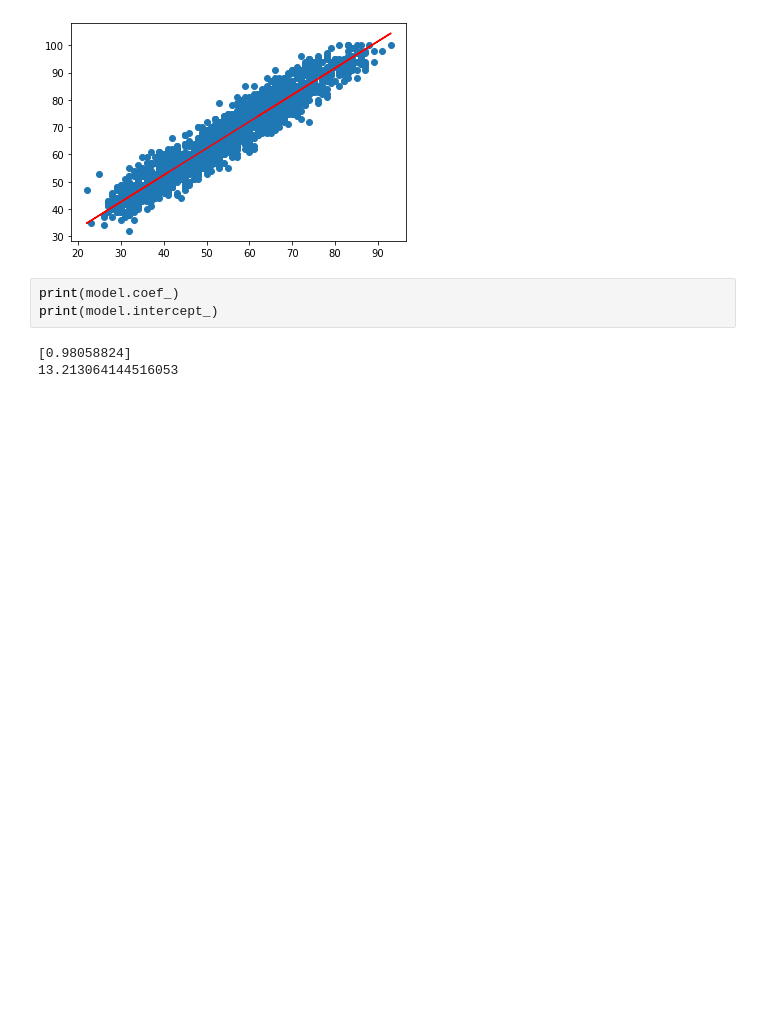
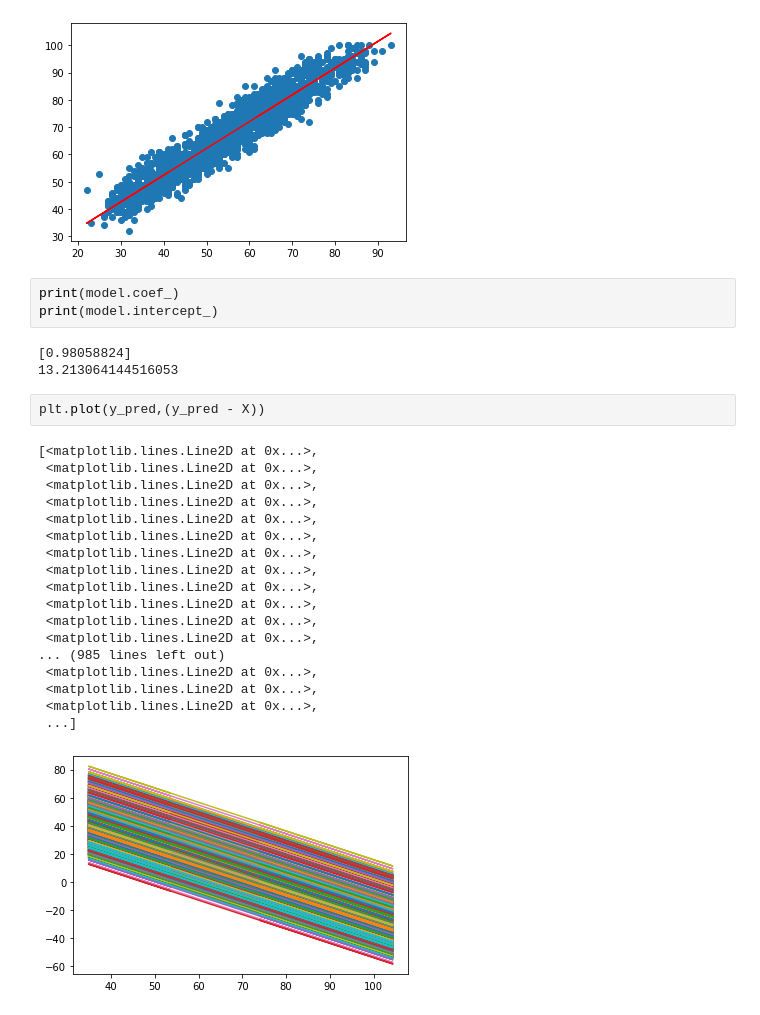
Before and after one commit to yangsue47/School_Is_Cool, a Jupyter notebook: Sandbox/Sue/Predicting_Test_Score_Modeling_2.ipynb, the cells around one changed output. Drawn from its saved outputs; the diff is of its cells as text; blank space fills up the shorter version.

```diff
--- a/Sandbox/Sue/Predicting_Test_Score_Modeling_2.ipynb
+++ b/Sandbox/Sue/Predicting_Test_Score_Modeling_2.ipynb
@@ -122,3 +122,24 @@ print(model.intercept_)
 # %% [output]
 [0.98058824]
 13.213064144516053
+# %%
+plt.plot(y_pred,(y_pred - X))
+# %% [output]
+[<matplotlib.lines.Line2D at 0x...>,
+ <matplotlib.lines.Line2D at 0x...>,
+ <matplotlib.lines.Line2D at 0x...>,
+ <matplotlib.lines.Line2D at 0x...>,
+ <matplotlib.lines.Line2D at 0x...>,
+ <matplotlib.lines.Line2D at 0x...>,
+ <matplotlib.lines.Line2D at 0x...>,
+ <matplotlib.lines.Line2D at 0x...>,
+ <matplotlib.lines.Line2D at 0x...>,
+ <matplotlib.lines.Line2D at 0x...>,
+ <matplotlib.lines.Line2D at 0x...>,
+ <matplotlib.lines.Line2D at 0x...>,
+... (985 lines left out)
+ <matplotlib.lines.Line2D at 0x...>,
+ <matplotlib.lines.Line2D at 0x...>,
+ <matplotlib.lines.Line2D at 0x...>,
+ ...]
+[figure, added]
```
Also changed, not shown: 1 other file.
